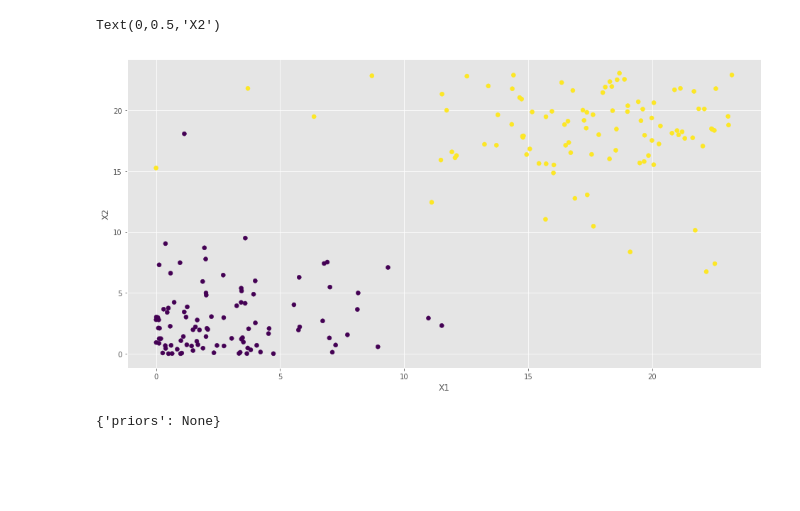
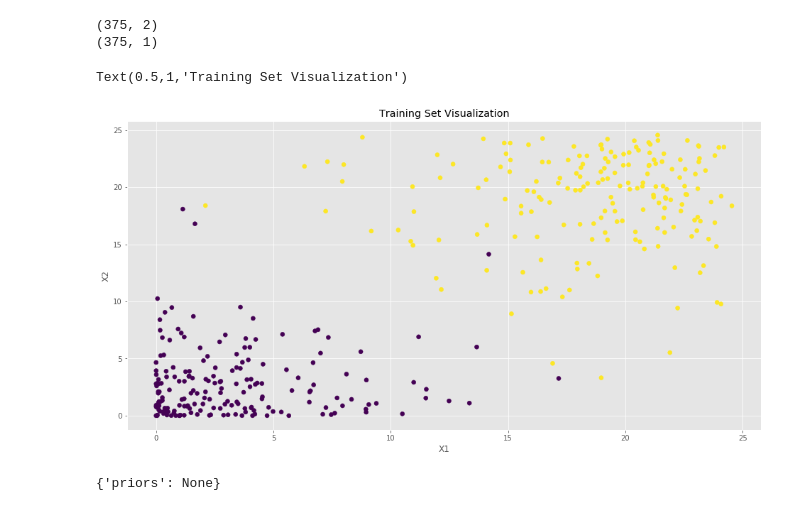
Before and after one commit to areichel90/DS5220-NaiveBayes, a Jupyter notebook: skewed_data_analysis.ipynb, the cells around one changed output. Saved outputs shown, nothing was run; the diff lists cells and outputs as text; code cells hidden in the pictures; blank space fills up the shorter version.

Commit message:
increasing skewed data to 500 samples, splitting X and Y matrices in analysis 75/25

```diff
--- a/skewed_data_analysis.ipynb
+++ b/skewed_data_analysis.ipynb
@@ -14,12 +31,22 @@ Y = df_master[['target']]
+# %%
+X_train, X_test, Y_train, Y_test = train_test_split(X, Y, test_size=0.25, random_state= 42)
+X_train, X_test, Y_train, Y_test = pd.DataFrame(X_train), pd.DataFrame(X_test), pd.DataFrame(Y_train), pd.DataFrame(Y_test)
+
+print X_train.shape
+print Y_train.shape
+# %% [output]
+(375, 2)
+(375, 1)
 # %%
 fig = plt.figure(figsize=(16,8))
 ax = plt.subplot(111)
-plt.scatter(x=df_master['0'],y=df_master['1'],c=df_master['target'])
+plt.scatter(x=X_train.iloc[:,0],y=X_train.iloc[:,1],c=Y_train.iloc[:,0])
 plt.xlabel('X1')
 plt.ylabel('X2')
+plt.title('Training Set Visualization')
 # %% [output]
-Text(0,0.5,'X2')
+Text(0.5,1,'Training Set Visualization')
-[figure, old version]
+[figure, new version]
 # %%
 clf = GaussianNB()
 clf.fit(X,Y)
```
Also changed, not shown: parts of 2 cells of this notebook, 2 other files.
